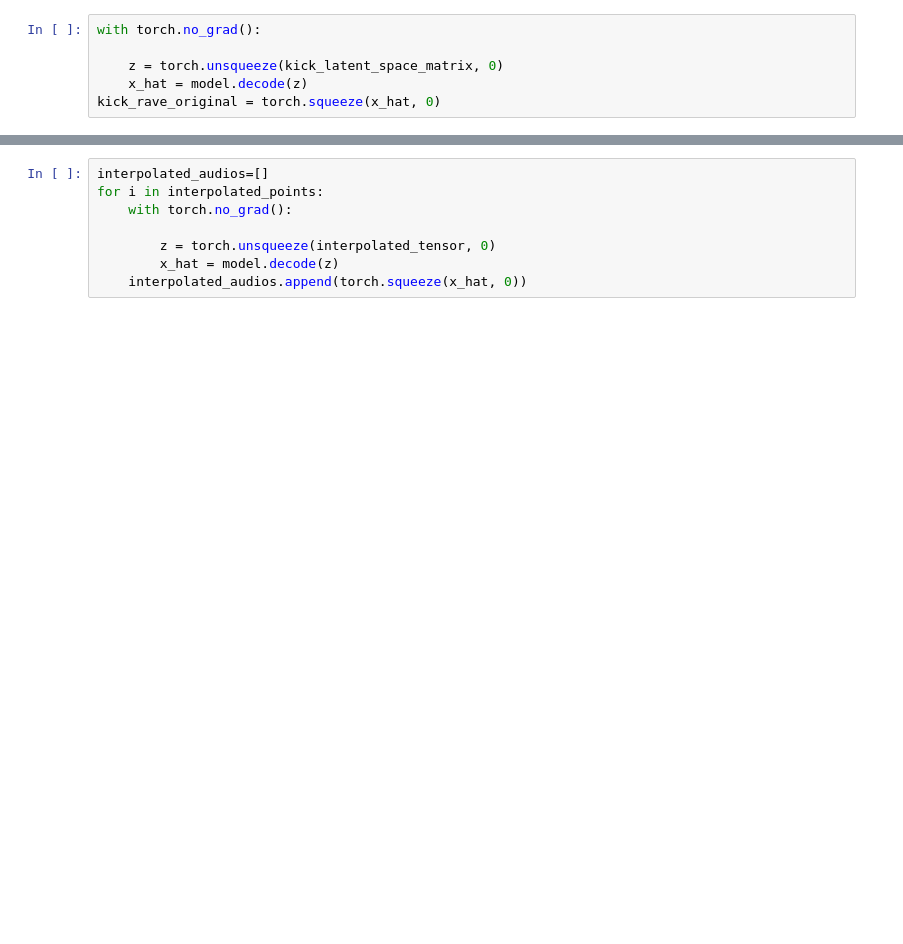
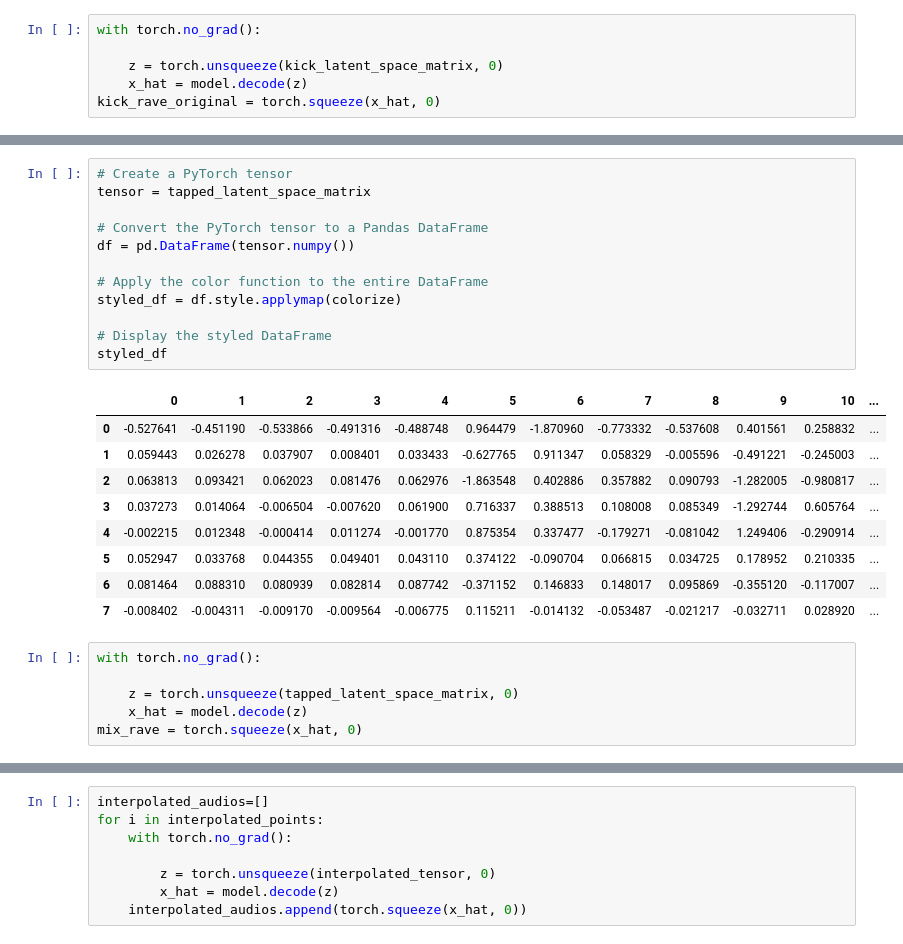
Before and after one commit to asantos-6/RAVERs, a Jupyter notebook: notebooks/RAVE Latent Space exploration.ipynb, the cells around one changed output, grey strips where cells are left out. Drawn from its saved outputs; the diff is of its cells as text; blank space fills up the shorter version.

```diff
--- a/notebooks/RAVE Latent Space exploration.ipynb
+++ b/notebooks/RAVE Latent Space exploration.ipynb
@@ -324,0 +362,28 @@ plt.show()
+# %%
+# Create a PyTorch tensor
+tensor = tapped_latent_space_matrix
+
+# Convert the PyTorch tensor to a Pandas DataFrame
+df = pd.DataFrame(tensor.numpy())
+
+# Apply the color function to the entire DataFrame
+styled_df = df.style.applymap(colorize)
+
+# Display the styled DataFrame
+styled_df
+# %% [output]
+|  | 0 | 1 | 2 | 3 | 4 | 5 | 6 | 7 | 8 | 9 | 10 | ... |
+| 0 | -0.527641 | -0.451190 | -0.533866 | -0.491316 | -0.488748 | 0.964479 | -1.870960 | -0.773332 | -0.537608 | 0.401561 | 0.258832 | ... |
+| 1 | 0.059443 | 0.026278 | 0.037907 | 0.008401 | 0.033433 | -0.627765 | 0.911347 | 0.058329 | -0.005596 | -0.491221 | -0.245003 | ... |
+| 2 | 0.063813 | 0.093421 | 0.062023 | 0.081476 | 0.062976 | -1.863548 | 0.402886 | 0.357882 | 0.090793 | -1.282005 | -0.980817 | ... |
+| 3 | 0.037273 | 0.014064 | -0.006504 | -0.007620 | 0.061900 | 0.716337 | 0.388513 | 0.108008 | 0.085349 | -1.292744 | 0.605764 | ... |
+| 4 | -0.002215 | 0.012348 | -0.000414 | 0.011274 | -0.001770 | 0.875354 | 0.337477 | -0.179271 | -0.081042 | 1.249406 | -0.290914 | ... |
+| 5 | 0.052947 | 0.033768 | 0.044355 | 0.049401 | 0.043110 | 0.374122 | -0.090704 | 0.066815 | 0.034725 | 0.178952 | 0.210335 | ... |
+| 6 | 0.081464 | 0.088310 | 0.080939 | 0.082814 | 0.087742 | -0.371152 | 0.146833 | 0.148017 | 0.095869 | -0.355120 | -0.117007 | ... |
+| 7 | -0.008402 | -0.004311 | -0.009170 | -0.009564 | -0.006775 | 0.115211 | -0.014132 | -0.053487 | -0.021217 | -0.032711 | 0.028920 | ... |
+# %%
+with torch.no_grad():
+
+    z = torch.unsqueeze(tapped_latent_space_matrix, 0)
+    x_hat = model.decode(z)
+mix_rave = torch.squeeze(x_hat, 0)
```
Also changed, not shown: parts of 18 cells of this notebook.
